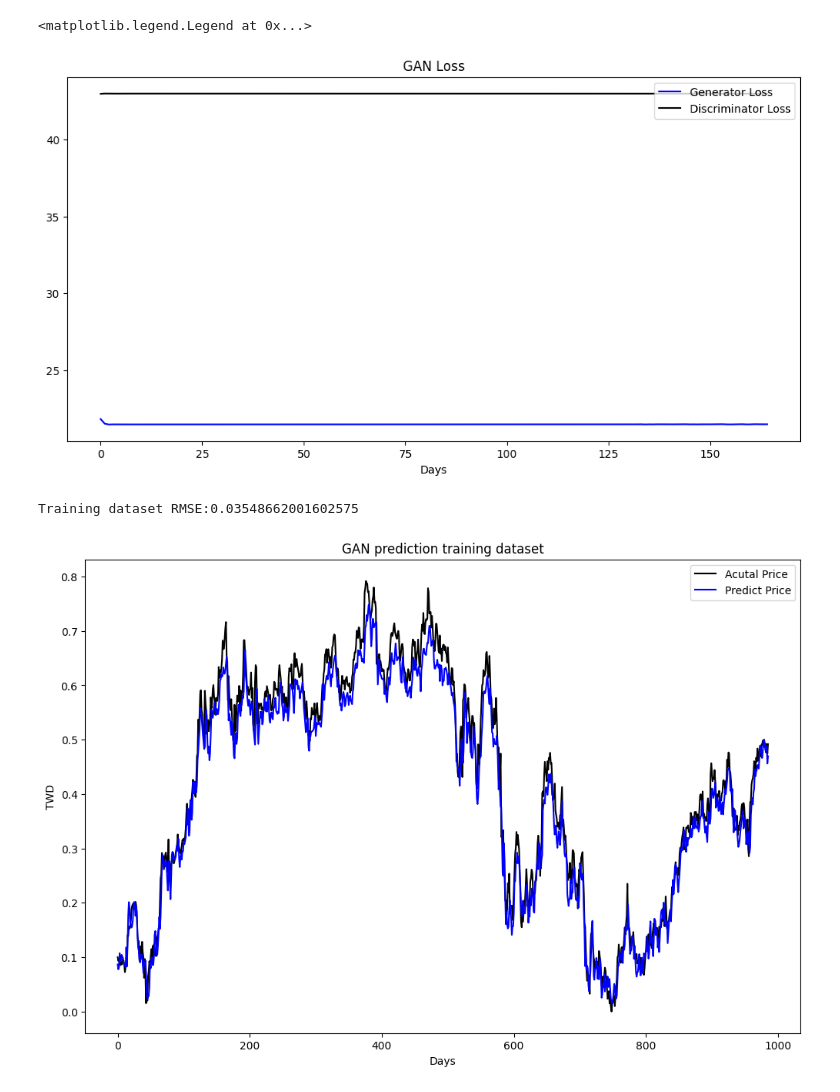
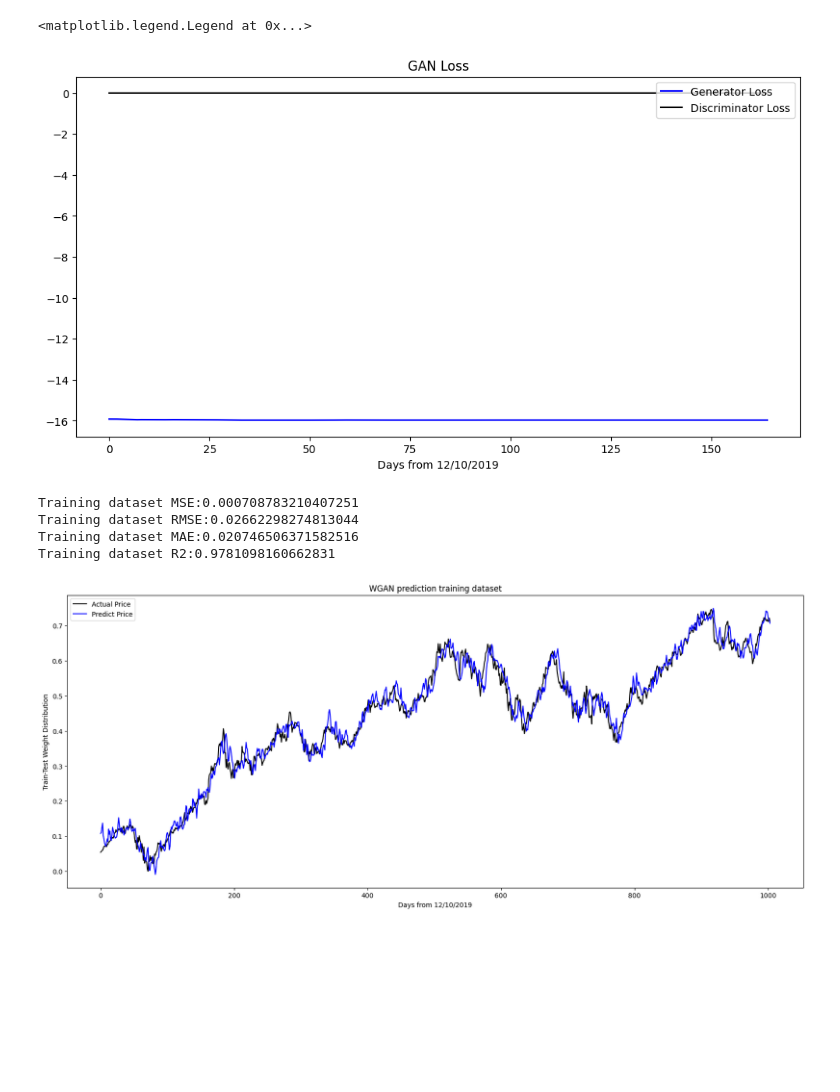
Before and after one commit to algebra2boy/GAN-StockPrediction, a Jupyter notebook: 3. GAN.ipynb, the cells around one changed output. Saved outputs shown, nothing was run; the diff lists cells and outputs as text; code cells hidden in the pictures; blank space fills up the shorter version.

Commit message:
run plot analyis

```diff
--- a/3. GAN.ipynb
+++ b/3. GAN.ipynb
@@ -14,7 +14,7 @@ import math
 # torch.manual_seed(42)
 # np.random.seed(42)
 # %%
-data = pd.read_csv("preprocessed_stock_data.csv", index_col='Date')
+data = pd.read_csv("preprocessed_stock_data.csv", index_col=0)
 data
 # %% [output]
 |  | Open | High | Low | Close | Volume | Dividends | Stock Splits | pct_change | log_change | 7ma | ... |
@@ -418,11 +417,11 @@ def train_gan(gan_type='vanilla', lambda_gp=10, weight_clip=0.01):
 
 # Usage example:
 # For vanilla GAN:
-modelG, modelD, histG, histD = train_gan(gan_type='vanilla')
+# modelG, modelD, histG, histD = train_gan(gan_type='vanilla')
 
 # For WGAN with weight clipping:
 # modelG, modelD, histG, histD = train_gan(gan_type='wgan', weight_clip=0.01)
 
 # For WGAN-GP:
-# modelG, modelD, histG, histD = train_gan(gan_type='wgan_gp', lambda_gp=10)
+modelG, modelD, histG, histD = train_gan(gan_type='wgan_gp', lambda_gp=10)
 # %% [output]
@@ -449,11 +448,11 @@ plt.figure(figsize = (12, 6))
 plt.plot(histG, color = 'blue', label = 'Generator Loss')
 plt.plot(histD, color = 'black', label = 'Discriminator Loss')
 plt.title('GAN Loss')
-plt.xlabel('Days')
+plt.xlabel('Days from 12/10/2019')
 plt.legend(loc = 'upper right')
 # %% [output]
 <matplotlib.legend.Legend at 0x...>
-[figure, old version]
+[figure, new version]
 # %%
 modelG.eval()
 pred_y_train = modelG(train_x_slide)
@@ -465,18 +464,27 @@ y_train_pred = y_scaler.inverse_transform(pred_y_train.cpu().detach().numpy())
 y_test_true = y_scaler.inverse_transform(test_y_slide)
 y_test_pred = y_scaler.inverse_transform(pred_y_test.cpu().detach().numpy())
 # %%
-plt.figure(figsize=(12, 8))
-plt.plot(y_train_true, color = 'black', label = 'Acutal Price')
+plt.figure(figsize=(20, 8))
+plt.plot(y_train_true, color = 'black', label = 'Actual Price')
 plt.plot(y_train_pred, color = 'blue', label = 'Predict Price')
-plt.title('GAN prediction training dataset')
-plt.ylabel('TWD')
-plt.xlabel('Days')
-plt.legend(loc = 'upper right')
+plt.title('WGAN-GP prediction training dataset')
+plt.ylabel('Train-Test Weight Distribution')
+plt.xlabel('Days from 12/10/2019')
+plt.legend(loc = 'upper left')
 
 MSE = mean_squared_error(y_train_true, y_train_pred)
 RMSE = math.sqrt(MSE)
+MAE = mean_absolute_error(y_train_true, y_train_pred)
+R2 = r2_score(y_train_true, y_train_pred)
+
+print(f'Training dataset MSE:{MSE}')
 print(f'Training dataset RMSE:{RMSE}')
+print(f'Training dataset MAE:{MAE}')
+print(f'Training dataset R2:{R2}')
 # %% [output]
-Training dataset RMSE:0.03548662001602575
+Training dataset MSE:0.000708783210407251
+Training dataset RMSE:0.02662298274813044
+Training dataset MAE:0.020746506371582516
+Training dataset R2:0.9781098160662831
-[figure, old version]
+[figure, new version]
 # %%
```
Also changed, not shown: parts of 7 cells of this notebook, 5 other files.
